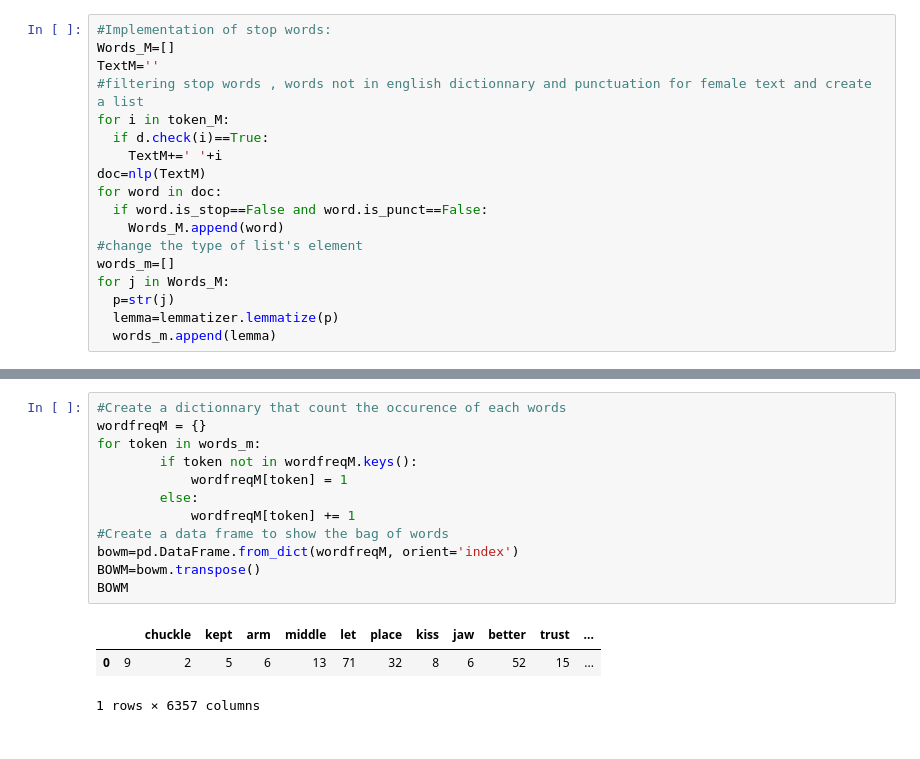
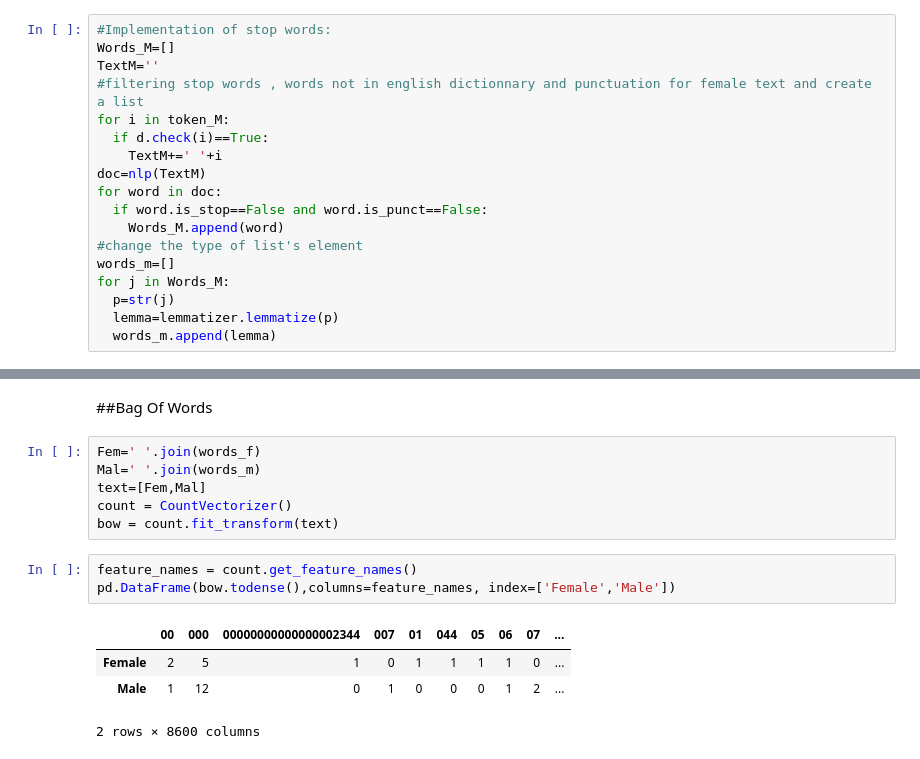
Before and after one commit to XaviJunior/omega, a Jupyter notebook: Code/Projet_Omega.ipynb, the cells around one changed output, grey strips where cells are left out. Cells and saved outputs as stored; diff of their text form.

```diff
--- a/Code/Projet_Omega.ipynb
+++ b/Code/Projet_Omega.ipynb
@@ -190,16 +174,16 @@ BOWF
-# %%
-#Create a dictionnary that count the occurence of each words
-wordfreqM = {}
-for token in words_m:
-        if token not in wordfreqM.keys():
-            wordfreqM[token] = 1
-        else:
-            wordfreqM[token] += 1
-#Create a data frame to show the bag of words
-bowm=pd.DataFrame.from_dict(wordfreqM, orient='index')
-BOWM=bowm.transpose()
-BOWM
-# %% [output]
-|  |  | chuckle | kept | arm | middle | let | place | kiss | jaw | better | trust | ... |
-| 0 | 9 | 2 | 5 | 6 | 13 | 71 | 32 | 8 | 6 | 52 | 15 | ... |
-1 rows × 6357 columns
+# %% [markdown]
+##Bag Of Words
+# %%
+Fem=' '.join(words_f)
+Mal=' '.join(words_m)
+text=[Fem,Mal]
+count = CountVectorizer()
+bow = count.fit_transform(text)
+# %%
+feature_names = count.get_feature_names()
+pd.DataFrame(bow.todense(),columns=feature_names, index=['Female','Male'])
+# %% [output]
+|  | 00 | 000 | 00000000000000002344 | 007 | 01 | 044 | 05 | 06 | 07 | ... |
+| Female | 2 | 5 | 1 | 0 | 1 | 1 | 1 | 1 | 0 | ... |
+| Male | 1 | 12 | 0 | 1 | 0 | 0 | 0 | 1 | 2 | ... |
+2 rows × 8600 columns
```
Also changed, not shown: parts of 8 cells of this notebook.
